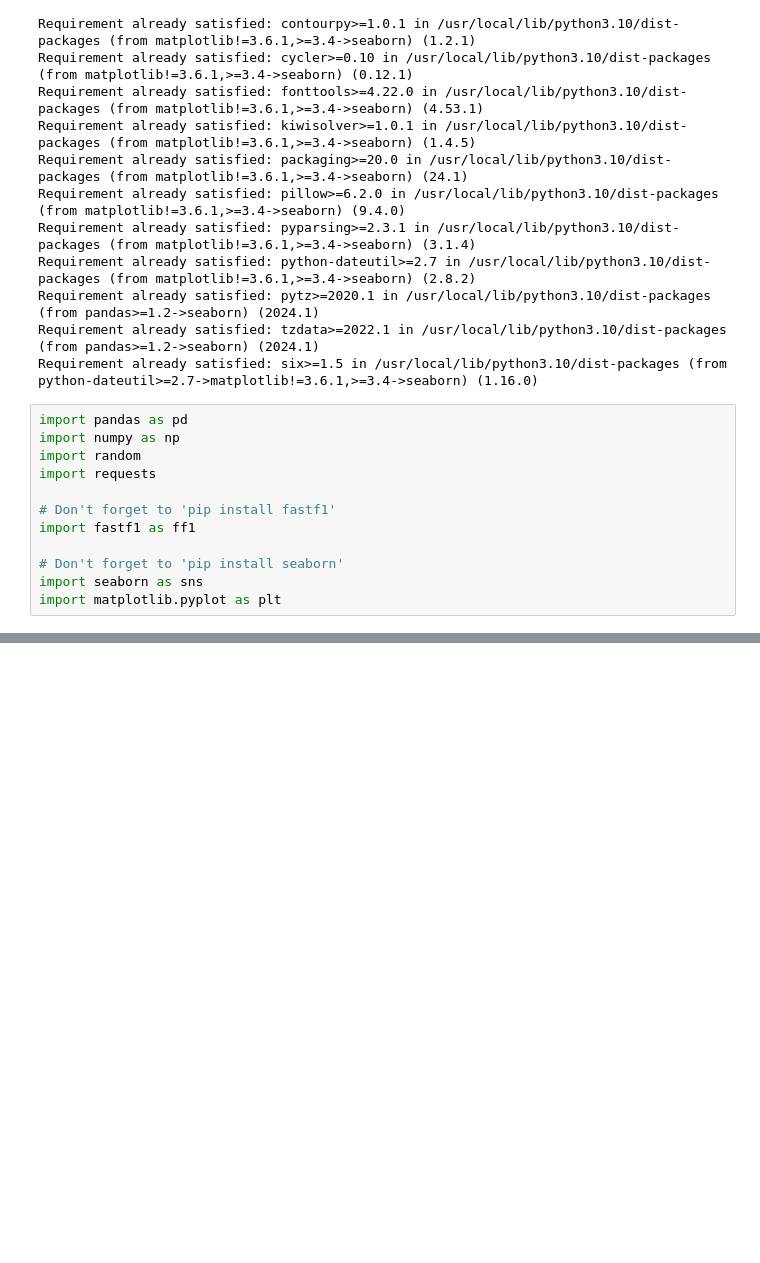
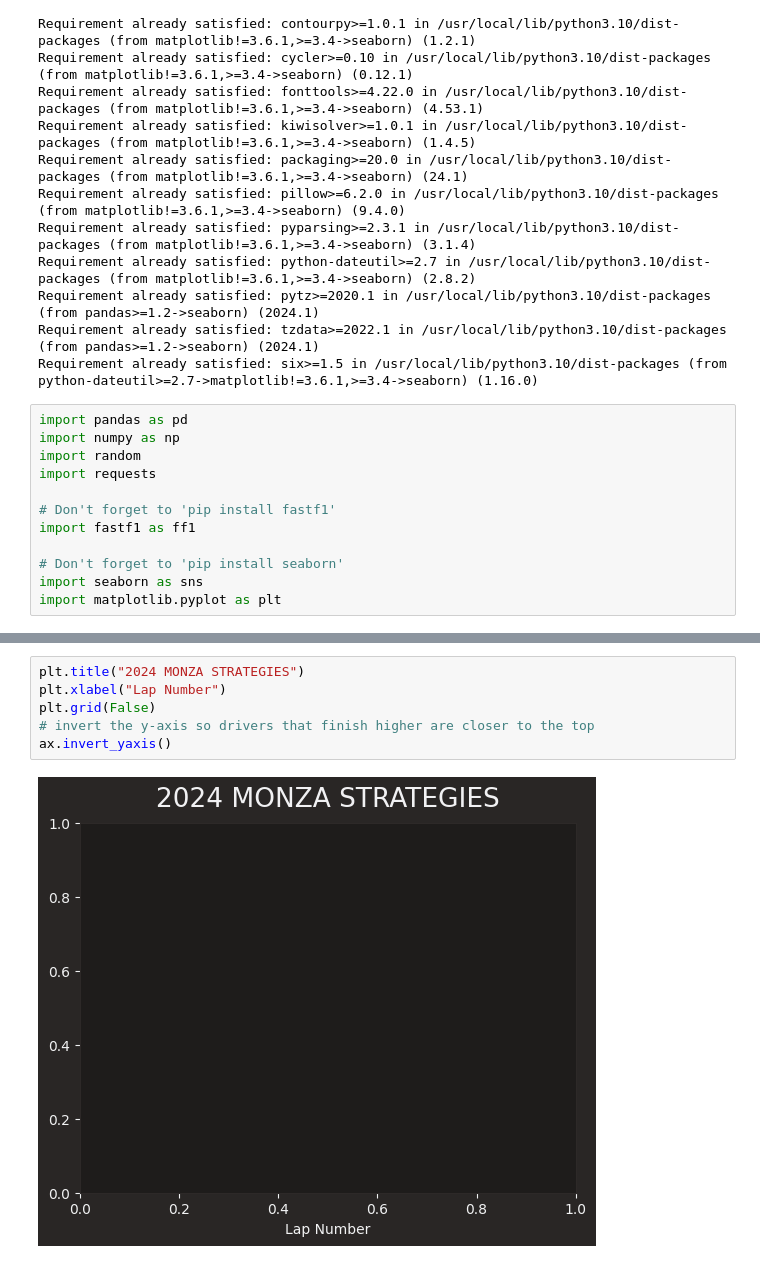
Before and after one commit to Nayani-j/F1--Data-Telemetry, a Jupyter notebook: F1_Telemetry.ipynb, the cells around one changed output, grey strips where cells are left out. Drawn from its saved outputs; the diff is of its cells as text; blank space fills up the shorter version.

```diff
--- a/F1_Telemetry.ipynb
+++ b/F1_Telemetry.ipynb
@@ -317,0 +589,8 @@ import matplotlib.pyplot as plt
+# %%
+plt.title("2024 MONZA STRATEGIES")
+plt.xlabel("Lap Number")
+plt.grid(False)
+# invert the y-axis so drivers that finish higher are closer to the top
+ax.invert_yaxis()
+# %% [output]
+[figure, added]
```
Also changed, not shown: parts of 18 cells of this notebook.
